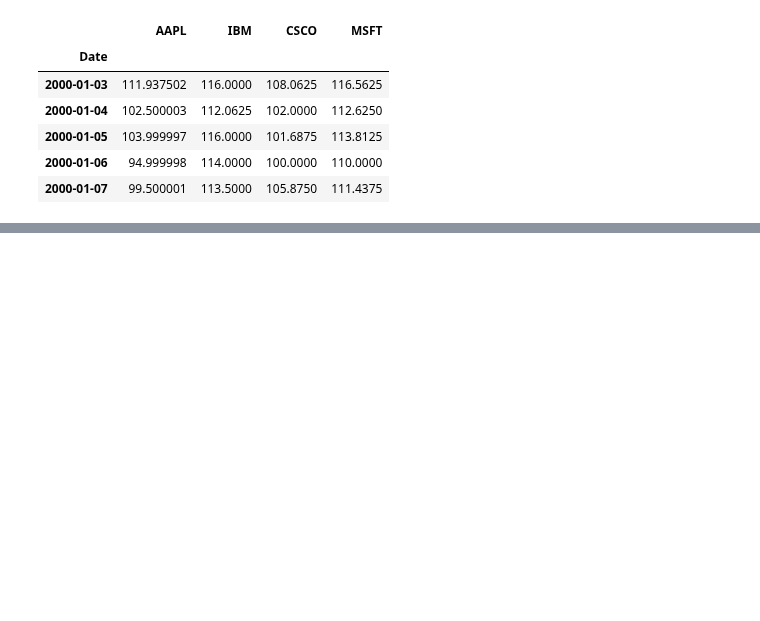
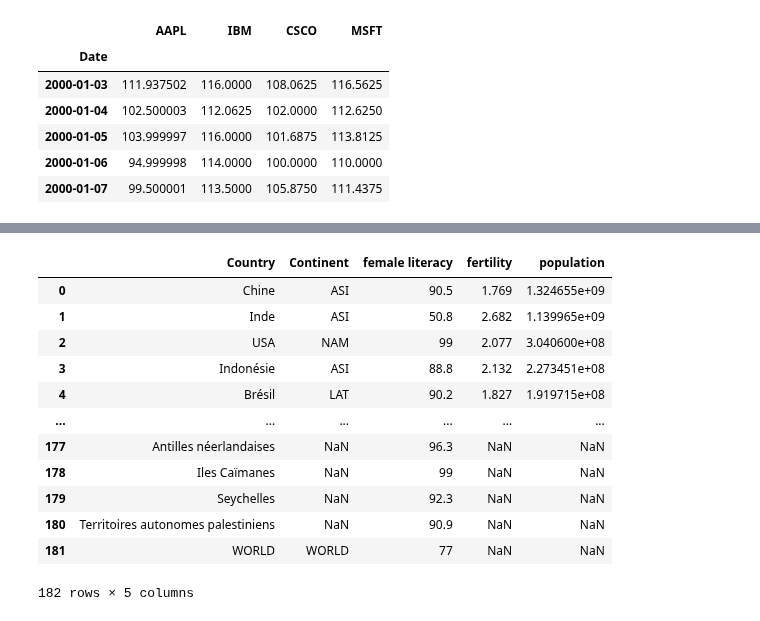
Before and after one commit to afminmax/DC-Data-Scientist-Lessons, a Jupyter notebook: 15-Python Bokeh/python-viz-2.ipynb, the cells around one changed output, grey strips where cells are left out. Cells and saved outputs as stored; diff of their text form; code cells hidden in the pictures; blank space fills up the shorter version.

```diff
--- a/15-Python Bokeh/python-viz-2.ipynb
+++ b/15-Python Bokeh/python-viz-2.ipynb
@@ -269,0 +349,17 @@ show(p)
+# %%
+litfert = pd.read_csv('literacy_birth_rate.csv', header=0)
+litfert
+# %% [output]
+|  | Country | Continent | female literacy | fertility | population |
+| 0 | Chine | ASI | 90.5 | 1.769 | 1.324655e+09 |
+| 1 | Inde | ASI | 50.8 | 2.682 | 1.139965e+09 |
+| 2 | USA | NAM | 99 | 2.077 | 3.040600e+08 |
+| 3 | Indonésie | ASI | 88.8 | 2.132 | 2.273451e+08 |
+| 4 | Brésil | LAT | 90.2 | 1.827 | 1.919715e+08 |
+| ... | ... | ... | ... | ... | ... |
+| 177 | Antilles néerlandaises | NaN | 96.3 | NaN | NaN |
+| 178 | Iles Caïmanes | NaN | 99 | NaN | NaN |
+| 179 | Seychelles | NaN | 92.3 | NaN | NaN |
+| 180 | Territoires autonomes palestiniens | NaN | 90.9 | NaN | NaN |
+| 181 | WORLD | WORLD | 77 | NaN | NaN |
+182 rows × 5 columns
```
Also changed, not shown: parts of 7 cells of this notebook.
